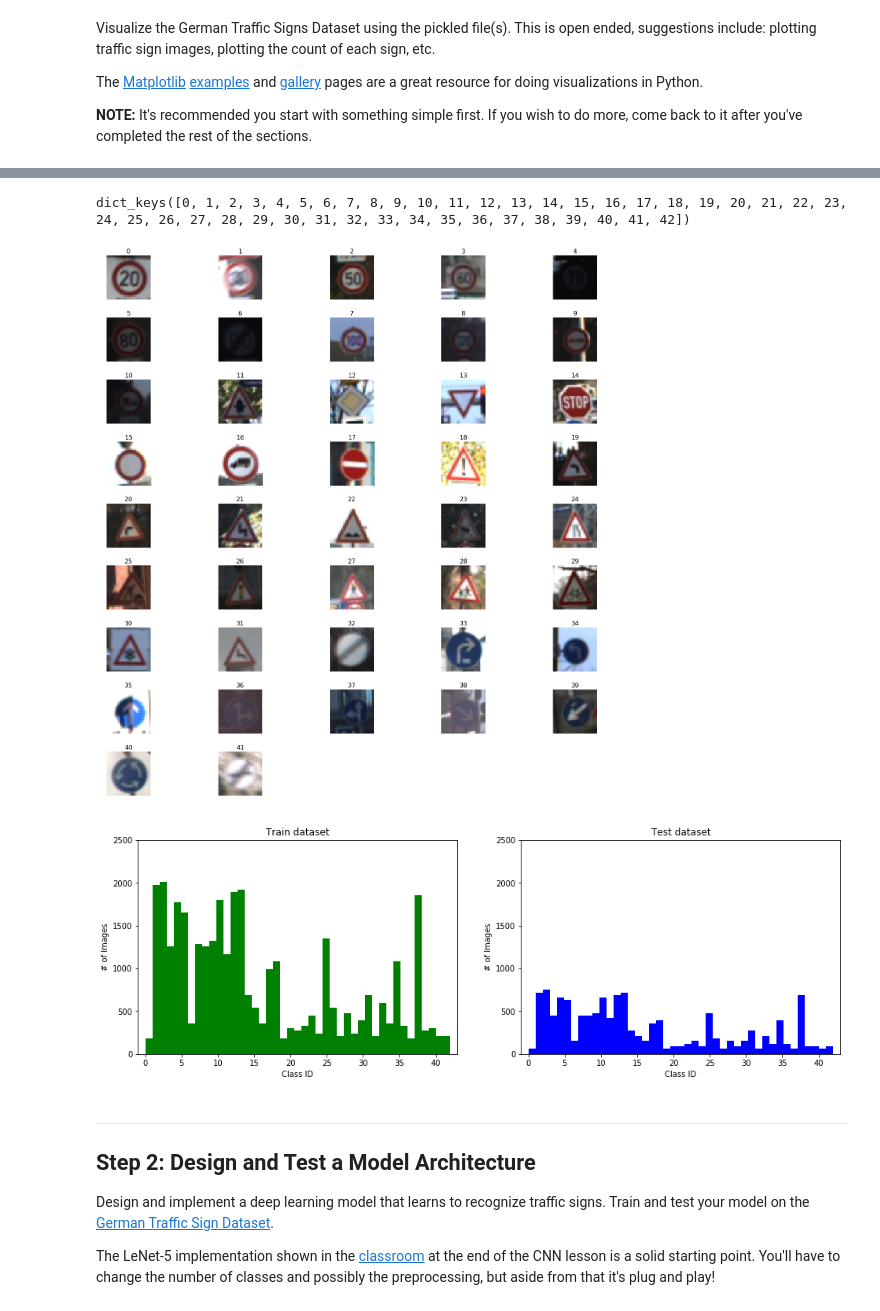
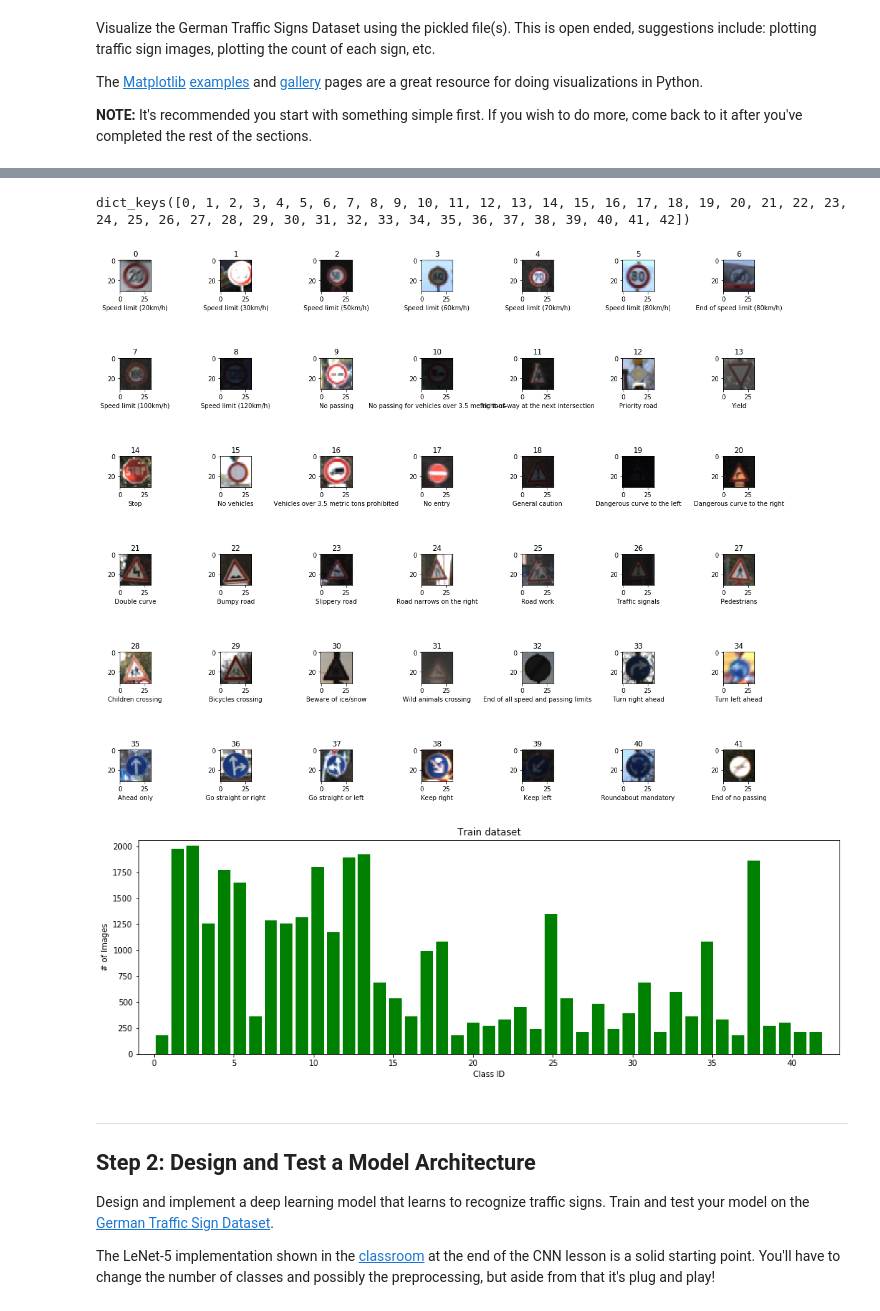
Before and after one commit to SiRi13/CarND-Traffic-Sign-Classifier-Project, a Jupyter notebook: Traffic_Sign_Classifier-CLAHE.ipynb, the cells around one changed output, grey strips where cells are left out. Drawn from its saved outputs; the diff is of its cells as text; code cells hidden in the pictures.

```diff
--- a/Traffic_Sign_Classifier-CLAHE.ipynb
+++ b/Traffic_Sign_Classifier-CLAHE.ipynb
@@ -129,5 +127,0 @@ y_train_pd = pd.DataFrame(y_train, columns=['index'])
-# %%
-y_train_group = y_train_pd.groupby('index')
-y_train_group.groups.keys()
-# %% [output]
-dict_keys([0, 1, 2, 3, 4, 5, 6, 7, 8, 9, 10, 11, 12, 13, 14, 15, 16, 17, 18, 19, 20, 21, 22, 23, 24, 25, 26, 27, 28, 29, 30, 31, 32, 33, 34, 35, 36, 37, 38, 39, 40, 41, 42])
@@ -136,41 +128,43 @@ X_train_org = np.copy(X_train)
+# %%
+# backup original images for displaying
+X_train_org = np.copy(X_train)
+y_train_pd = pd.DataFrame(y_train, columns=['index'])
+
+y_train_group = y_train_pd.groupby('index')
+y_train_group.groups.keys()
+# %% [output]
+dict_keys([0, 1, 2, 3, 4, 5, 6, 7, 8, 9, 10, 11, 12, 13, 14, 15, 16, 17, 18, 19, 20, 21, 22, 23, 24, 25, 26, 27, 28, 29, 30, 31, 32, 33, 34, 35, 36, 37, 38, 39, 40, 41, 42])
 # %%
-plt.figure(figsize=(20,20))
+plt.figure(figsize=(15,15))
 for i in range(1,n_classes):
     # get random image from train set
     index = y_train_group.groups.get(i-1)[np.random.randint(0, len(y_train_group.groups.get(i-1)))]
     image = X_train_org[index].squeeze()
     # get label for image from signnames
     label = "{}".format(y_train[index])
     # create subplot
-    sub_plot = plt.subplot(9, 5, i)
-    sub_plot.set_title(label,fontsize=16)
-    sub_plot.axis('off')
-    imgplot = plt.imshow(image)
+    plt.subplot(7, 7, i)
+    plt.title(label)
+    plt.xlabel(signnames.SignName[y_train[index]])
+    plt.imshow(image)
 
 plt.tight_layout()
+
+del index, image, label
 # %% [output]
-[figure, old version]
+[figure, new version]
 # %%
 # Count of Images per Type in Train set
 fig = plt.figure(figsize=(16,5))
-plt.subplot(1,2,1)
-plt.axis([-1, 43, 0, 2500])
-plt.hist(y_train, n_classes,color='green')
+plt.axis([-1, 43, 0, np.max(np.bincount(y_train)) + 50])
+plt.hist(y_train, n_classes, color='green', rwidth=0.8)
 plt.title('Train dataset')
 plt.xlabel('Class ID')
 plt.ylabel('# of Images')
 
-# Count of Images per Type in Test set
-plt.subplot(1,2,2)
-plt.axis([-1, 43, 0, 2500])
-plt.hist(y_test, n_classes,color='blue')
-plt.title('Test dataset')
-plt.xlabel('Class ID')
-plt.ylabel('# of Images')
-
 plt.show()
 # %% [output]
-[figure, old version]
+[figure, new version]
 # %% [markdown]
 ----
 
```
Also changed, not shown: parts of 50 cells of this notebook, 4 other files.
